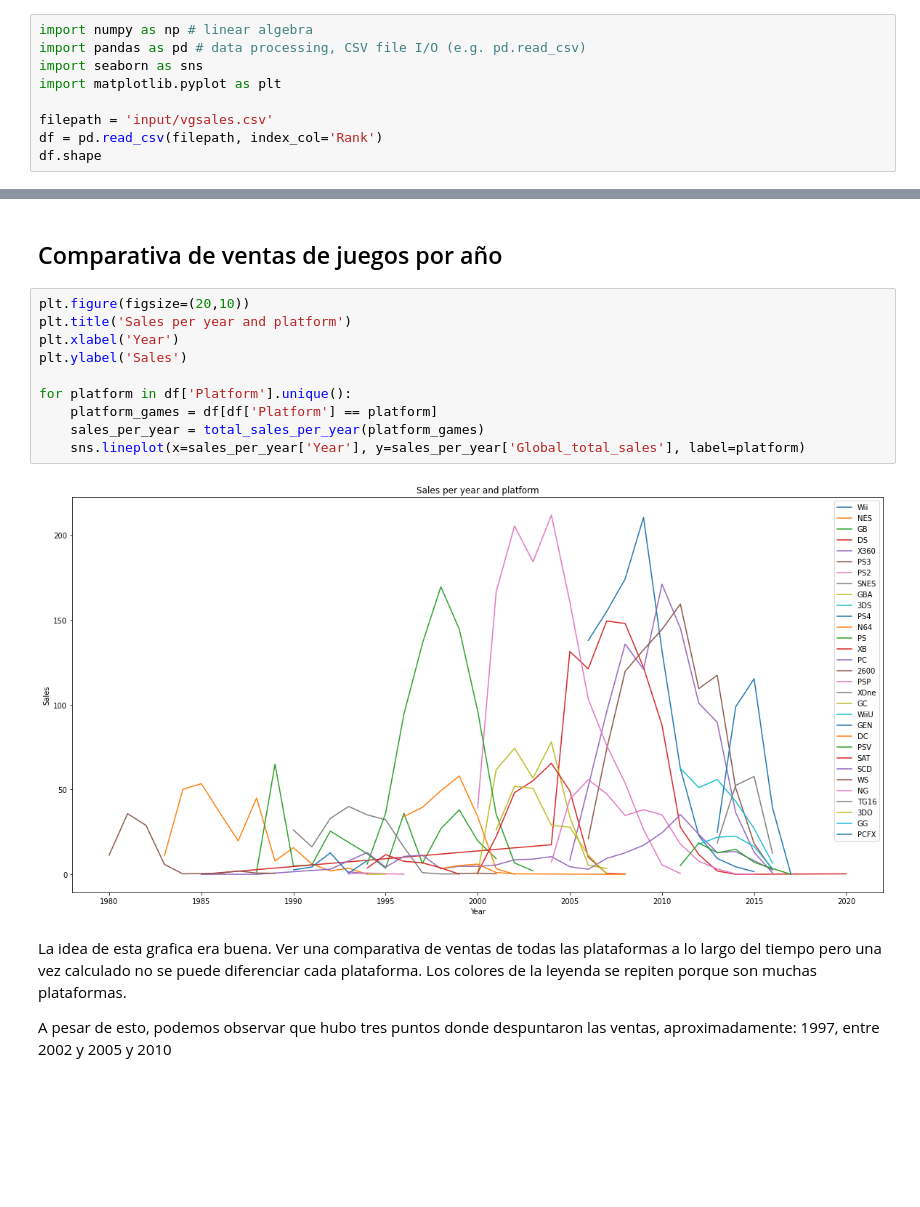
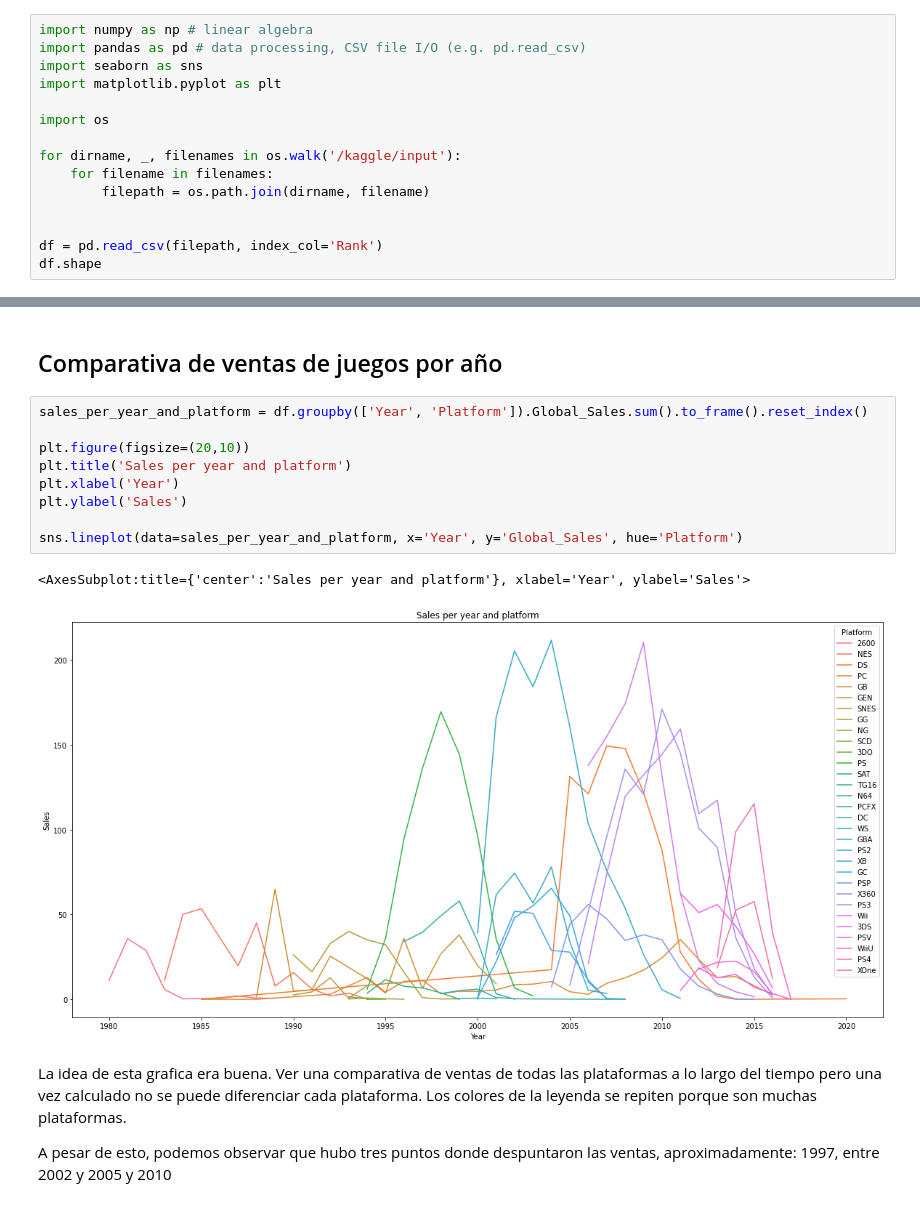
Before and after one commit to CrisKrus/kaggle, a Jupyter notebook: 02-video-game-sales/videogames-sales.ipynb, the cells around one changed output, grey strips where cells are left out. Drawn from its saved outputs; the diff is of its cells as text; blank space fills up the shorter version.

```diff
--- a/02-video-game-sales/videogames-sales.ipynb
+++ b/02-video-game-sales/videogames-sales.ipynb
@@ -8,7 +8,13 @@ import pandas as pd # data processing, CSV file I/O (e.g. pd.read_csv)
 import seaborn as sns
 import matplotlib.pyplot as plt
 
-filepath = 'input/vgsales.csv'
+import os
+
+for dirname, _, filenames in os.walk('/kaggle/input'):
+    for filename in filenames:
+        filepath = os.path.join(dirname, filename)
+
+
 df = pd.read_csv(filepath, index_col='Rank')
 df.shape
 # %% [output]
@@ -154,17 +53,17 @@ Text(0.5, 1.0, 'Total Wii sales')
 # %% [markdown]
 ## Comparativa de ventas de juegos por año
 # %%
+sales_per_year_and_platform = df.groupby(['Year', 'Platform']).Global_Sales.sum().to_frame().reset_index()
+
 plt.figure(figsize=(20,10))
 plt.title('Sales per year and platform')
 plt.xlabel('Year')
 plt.ylabel('Sales')
 
-for platform in df['Platform'].unique():
-    platform_games = df[df['Platform'] == platform]
-    sales_per_year = total_sales_per_year(platform_games)
-    sns.lineplot(x=sales_per_year['Year'], y=sales_per_year['Global_total_sales'], label=platform)
+sns.lineplot(data=sales_per_year_and_platform, x='Year', y='Global_Sales', hue='Platform')
 # %% [output]
+<AxesSubplot:title={'center':'Sales per year and platform'}, xlabel='Year', ylabel='Sales'>
-[figure, old version]
+[figure, new version]
 # %% [markdown]
 La idea de esta grafica era buena. Ver una comparativa de ventas de todas las plataformas a lo largo del tiempo pero una vez calculado no se puede diferenciar cada plataforma. Los colores de la leyenda se repiten porque son muchas plataformas.
 
```
Also changed, not shown: parts of 26 cells of this notebook.
